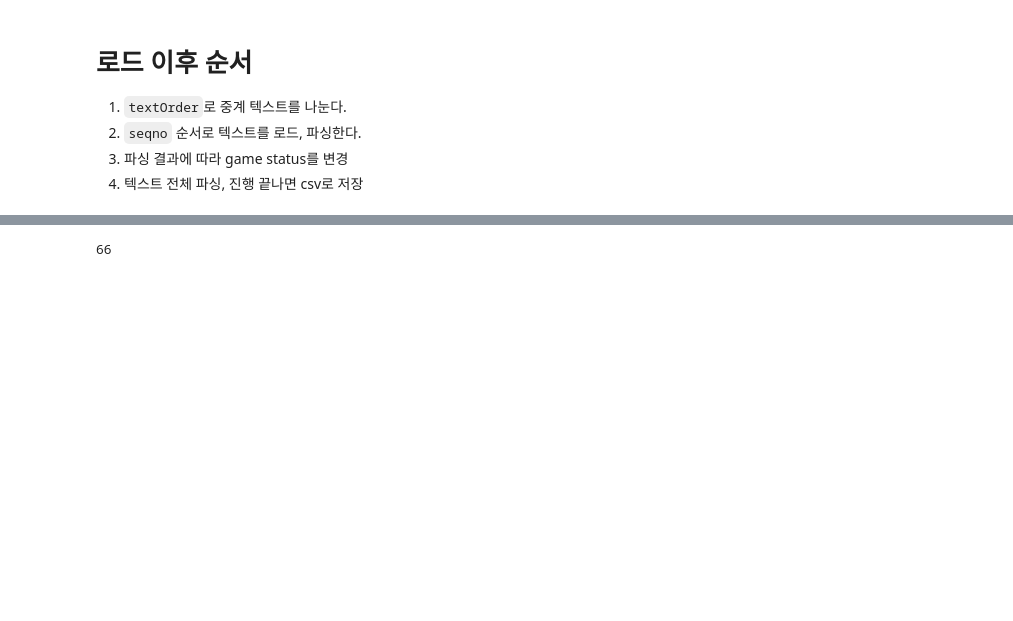
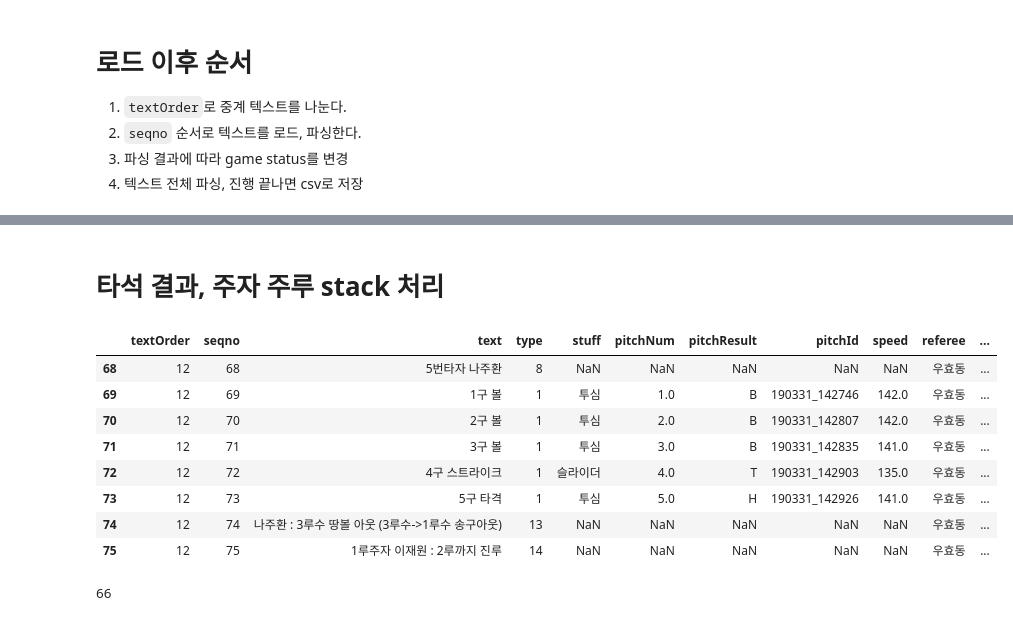
Before and after one commit to kparkk2/KBO_pbp_text_crawler, a Jupyter notebook: new_parser.ipynb, the cells around one changed output, grey strips where cells are left out. Cells and saved outputs as stored; diff of their text form; code cells hidden in the pictures; blank space fills up the shorter version.

```diff
--- a/new_parser.ipynb
+++ b/new_parser.ipynb
@@ -216,3 +247,17 @@ inn, run, er, ... | 경기 기록
+# %% [markdown]
+# 타석 결과, 주자 주루 stack 처리
+# %%
+rdf.loc[rdf.textOrder == 12][tcol]
+# %% [output]
+|  | textOrder | seqno | text | type | stuff | pitchNum | pitchResult | pitchId | speed | referee | ... |
+| 68 | 12 | 68 | 5번타자 나주환 | 8 | NaN | NaN | NaN | NaN | NaN | 우효동 | ... |
+| 69 | 12 | 69 | 1구 볼 | 1 | 투심 | 1.0 | B | 190331_142746 | 142.0 | 우효동 | ... |
+| 70 | 12 | 70 | 2구 볼 | 1 | 투심 | 2.0 | B | 190331_142807 | 142.0 | 우효동 | ... |
+| 71 | 12 | 71 | 3구 볼 | 1 | 투심 | 3.0 | B | 190331_142835 | 141.0 | 우효동 | ... |
+| 72 | 12 | 72 | 4구 스트라이크 | 1 | 슬라이더 | 4.0 | T | 190331_142903 | 135.0 | 우효동 | ... |
+| 73 | 12 | 73 | 5구 타격 | 1 | 투심 | 5.0 | H | 190331_142926 | 141.0 | 우효동 | ... |
+| 74 | 12 | 74 | 나주환 : 3루수 땅볼 아웃 (3루수->1루수 송구아웃) | 13 | NaN | NaN | NaN | NaN | NaN | 우효동 | ... |
+| 75 | 12 | 75 | 1루주자 이재원 : 2루까지 진루 | 14 | NaN | NaN | NaN | NaN | NaN | 우효동 | ... |
 # %%
 class game_status:
     def __init__ (self):
```
Also changed, not shown: parts of 1 cell of this notebook.
